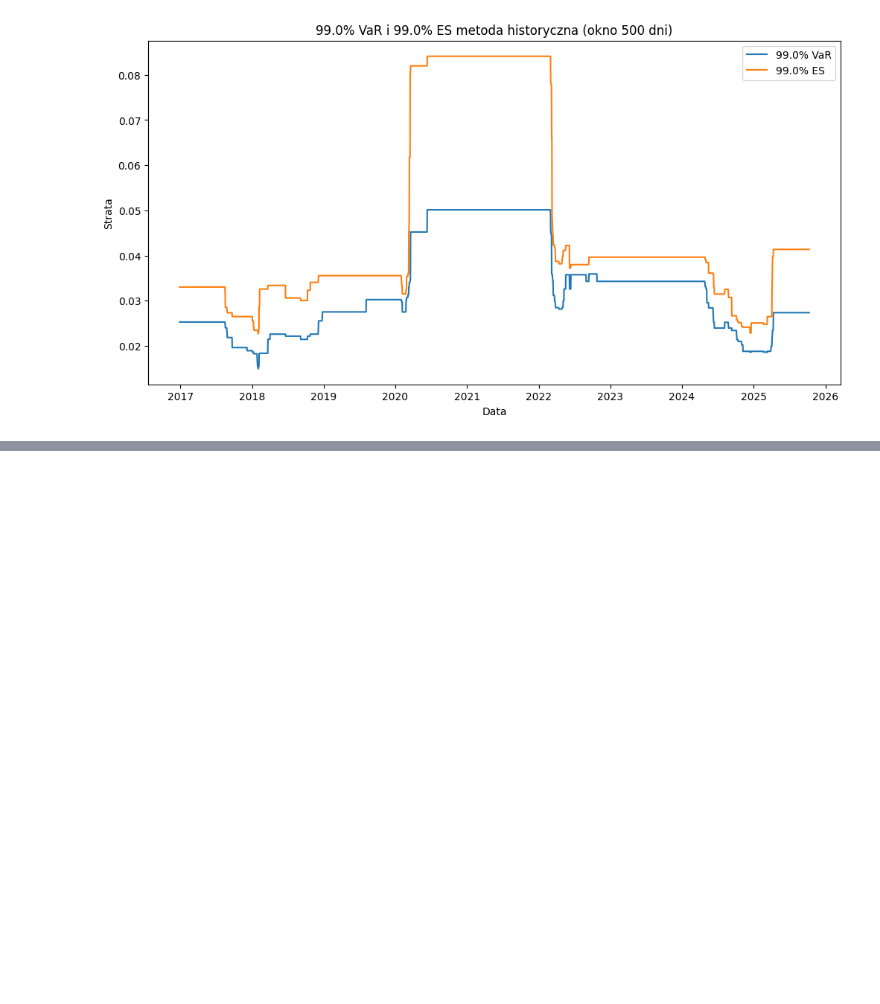
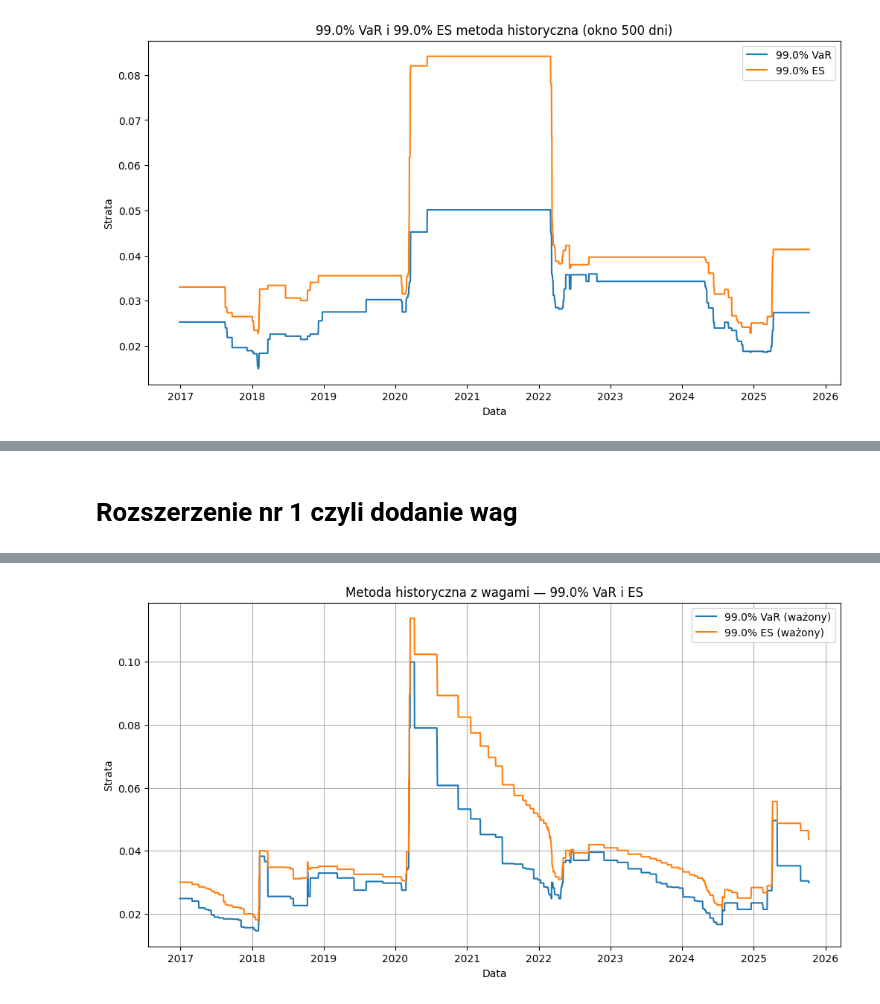
Before and after one commit to anteqkois/ilos-ciowe-miary-ryzyka-rynkowego, a Jupyter notebook: ex_2/ex_2.ipynb, the cells around one changed output, grey strips where cells are left out. Drawn from its saved outputs; the diff is of its cells as text; code cells hidden in the pictures; blank space fills up the shorter version.

Commit message:
(var es) add weighted var es and for btc and try to use GARCH

```diff
--- a/ex_2/ex_2.ipynb
+++ b/ex_2/ex_2.ipynb
@@ -91,11 +91,6 @@ w ułamkach.
 # %%
 # Funkcja pomocznica do liczenia zwrotów
 def compute_returns(series: pd.Series) -> pd.DataFrame:
-    """
-    Obliczam stopy zwrotu zgodnie ze wzorami:
-    Z_simple_frac(t) = 100 * (X_t - X_{t-1}) / X_{t-1}
-    Z_log_frac(t) = 100 * ln(X_t / X_{t-1})
-    """
     returns = pd.DataFrame(index=series.index)
     returns["simple_frac"] = (series - series.shift(1)) / series.shift(1)
     returns["log_frac"] = np.log(series / series.shift(1))
@@ -197,0 +200,72 @@ plt.show()
+# %% [markdown]
+# Rozszerzenie nr 1 czyli dodanie wag
+# %%
+# Funkcja pomocnicza: obliczanie wag p_i
+def compute_weights(n, q=0.995):
+    """
+    Zwraca wektor wag p_i zgodnie ze wzorem z wykłądów
+    i = 1...n (i=1 najstarsza obserwacja, i=n najnowsza)
+    """
+    i = np.arange(1, n+1)
+    weights = (q**(n - i)) * (1 - q) / (1 - q**n)
+    return weights
+
+
+# Funkcje do VaR i ES liczonych w oknie czasu dla meotdy ważonej
+def weighted_var_es(window_losses, q=0.995, alpha=0.99):
+    n = len(window_losses)
+    weights = compute_weights(n, q)
+
+    # sortujemy straty
+    sorted_idx = np.argsort(window_losses)
+    sorted_losses = window_losses[sorted_idx]
+    sorted_weights = weights[sorted_idx]
+
+    # kumulacja prawdopodobieństw
+    cumulative = np.cumsum(sorted_weights)
+    # print(f"cumulative {cumulative}")
+
+    # indeks VaR
+    idx = np.searchsorted(cumulative, alpha)
+    var_value = sorted_losses[idx]
+
+    # ES = ważona średnia strat > VaR
+    tail_losses = sorted_losses[idx:]
+    tail_weights = sorted_weights[idx:]
+
+    es_value = np.sum(tail_losses * tail_weights) / np.sum(tail_weights)
+
+    return var_value, es_value
+
+WINDOW = 500 # ile dni bierzemy pod uwagę
+QUANTILE_LEVEL = 0.99  # czyli 99% VaR
+QUANTILE_LEVEL_PERCENTAHE = QUANTILE_LEVEL * 100
+Q_PARAMETER = 0.995
+
+var_list = []
+es_list = []
+
+for i in range(WINDOW, len(losses)):
+    window_losses = losses[i-WINDOW:i]
+    var_value, es_value = weighted_var_es(window_losses, q=Q_PARAMETER, alpha=QUANTILE_LEVEL)
+    var_list.append(var_value)
+    es_list.append(es_value)
+
+index_out = losses_daily.index[WINDOW:]
+VaR_w = pd.Series(var_list, index=index_out, name="VaR_weighted")
+ES_w = pd.Series(es_list, index=index_out, name="ES_weighted")
+
+print(VaR_w.head())
+print(ES_w.head())
+
+# Wykres porównawczy
+plt.figure(figsize=(12,6))
+plt.plot(VaR_w, label=f"{QUANTILE_LEVEL_PERCENTAHE}% VaR (ważony)")
+plt.plot(ES_w, label=f"{QUANTILE_LEVEL_PERCENTAHE}% ES (ważony)")
+plt.title(f"Metoda historyczna z wagami — {QUANTILE_LEVEL_PERCENTAHE}% VaR i ES")
+plt.xlabel("Data")
+plt.ylabel("Strata")
+plt.legend()
+plt.grid(True)
+plt.show()
+# %% [output]
@@ -197,0 +286 @@ plt.show()
+[figure, added]
```
Also changed, not shown: parts of 12 cells of this notebook, 2 other files.
